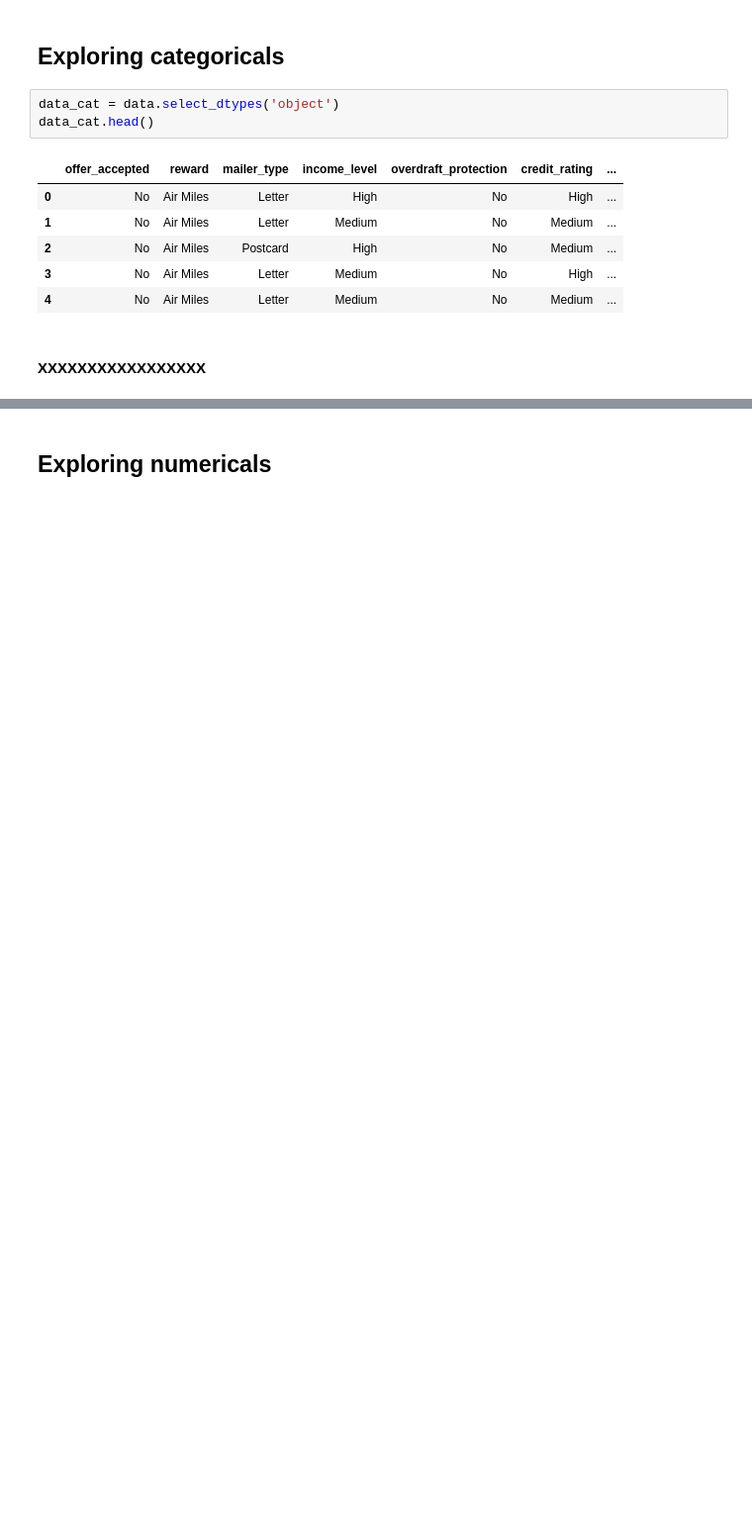
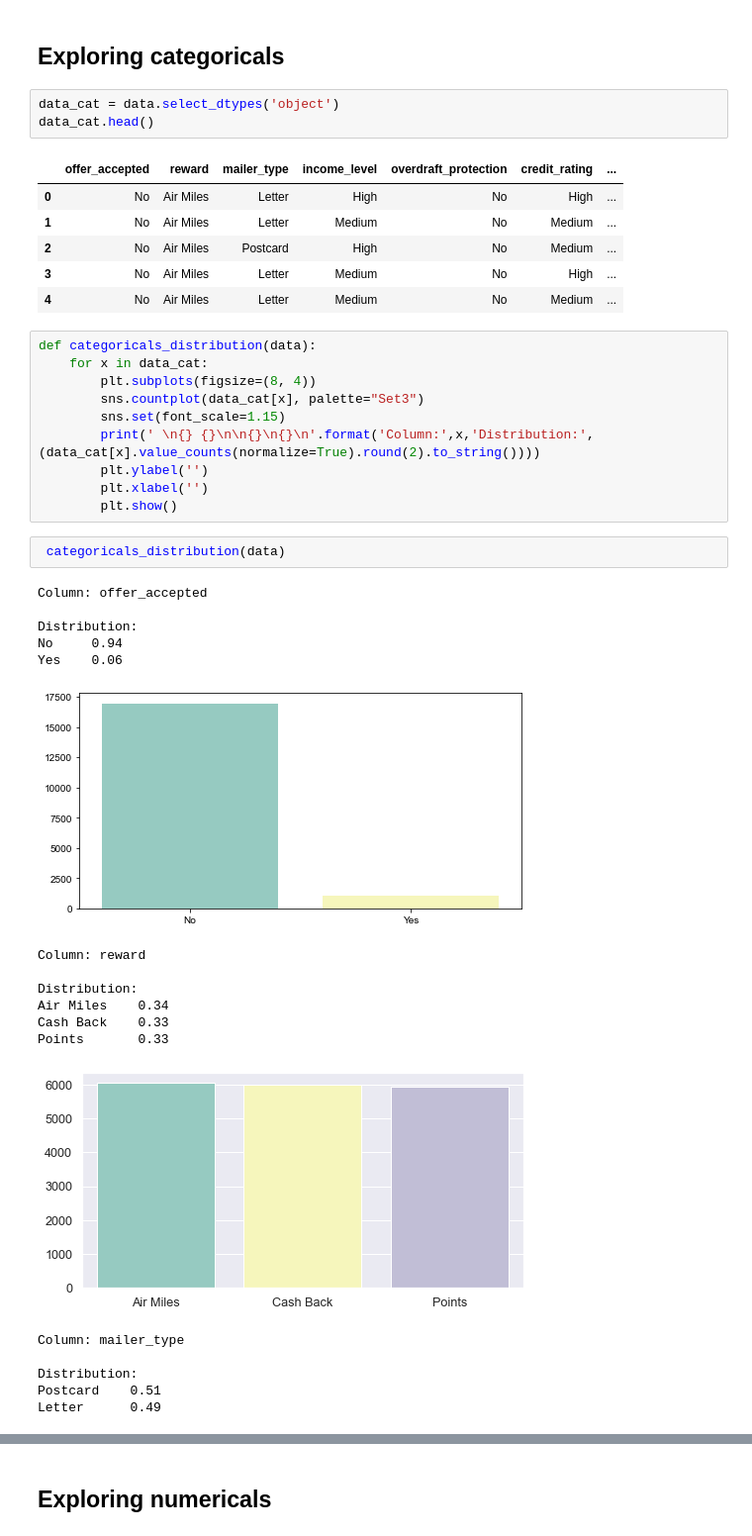
Before and after one commit to silviagonzalez98/Mid-Bootcamp-Project-Classification, a Jupyter notebook: Python-midpoint-project.ipynb, the cells around one changed output, grey strips where cells are left out. Shown at 99% size. Cells and saved outputs as stored; diff of their text form; blank space fills up the shorter version.

```diff
--- a/Python-midpoint-project.ipynb
+++ b/Python-midpoint-project.ipynb
@@ -70,5 +94,34 @@ data_cat.head()
 | 2 | No | Air Miles | Postcard | High | No | Medium | ... |
 | 3 | No | Air Miles | Letter | Medium | No | High | ... |
 | 4 | No | Air Miles | Letter | Medium | No | Medium | ... |
-# %% [markdown]
-#### XXXXXXXXXXXXXXXXX
+# %%
+def categoricals_distribution(data):
+    for x in data_cat:
+        plt.subplots(figsize=(8, 4))
+        sns.countplot(data_cat[x], palette="Set3")
+        sns.set(font_scale=1.15)
+        print(' \n{} {}\n\n{}\n{}\n'.format('Column:',x,'Distribution:',(data_cat[x].value_counts(normalize=True).round(2).to_string())))
+        plt.ylabel('')
+        plt.xlabel('')
+        plt.show()
+# %%
+ categoricals_distribution(data)
+# %% [output]
+Column: offer_accepted
+
+Distribution:
+No     0.94
+Yes    0.06
+[figure, added]
+Column: reward
+
+Distribution:
+Air Miles    0.34
+Cash Back    0.33
+Points       0.33
+[figure, added]
+Column: mailer_type
+
+Distribution:
+Postcard    0.51
+Letter      0.49
```
Also changed, not shown: parts of 30 cells of this notebook.
